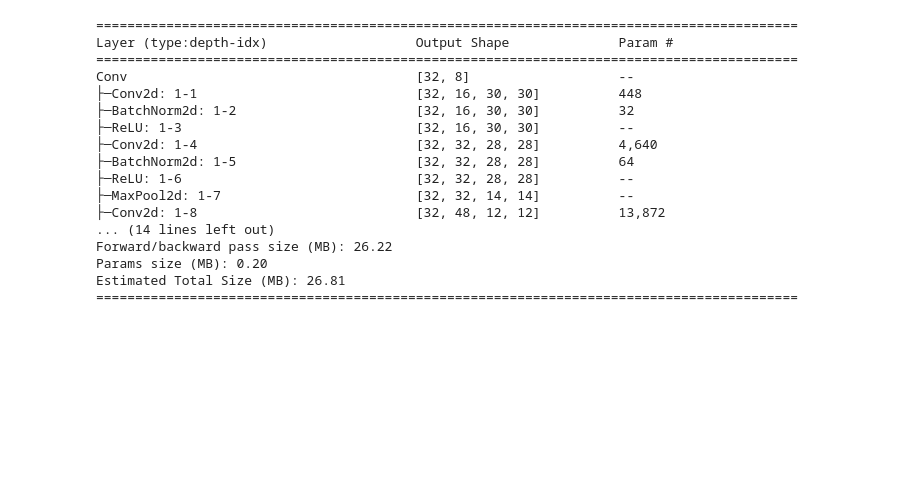
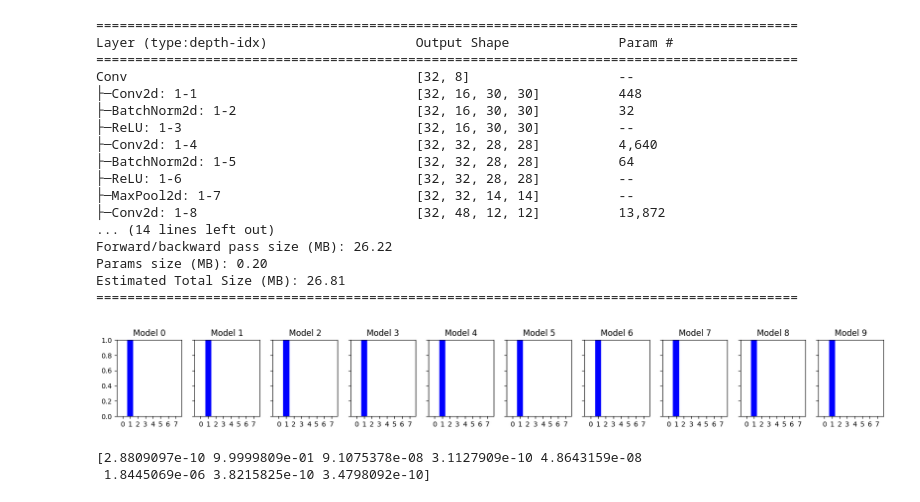
Before and after one commit to PauloPHPC/UMINHO-Visao-por-Computador, a Jupyter notebook: AULA 12/adversarial examples_todo.ipynb, the cells around one changed output. Cells and saved outputs as stored; diff of their text form; code cells hidden in the pictures; blank space fills up the shorter version.

Commit message:
Updates aula 12

```diff
--- a/AULA 12/adversarial examples_todo.ipynb
+++ b/AULA 12/adversarial examples_todo.ipynb
@@ -135,7 +135,7 @@ acc = []
 
 for i in range(10):
 
-    reload = torch.load(f'pretrained_models/aug_II_{i}_best.pt')
+    reload = torch.load(f'./modelos/aug_II_{i}_best.pt')
     model = Conv(8)
     model.load_state_dict(reload['model'])
     model.to(device)
@@ -160,3 +160,15 @@ Forward/backward pass size (MB): 26.22
 Params size (MB): 0.20
 Estimated Total Size (MB): 26.81
 ==========================================================================================
+# %%
+img = Image.open("../AULA 8/gtsrb_datasets/test/00001/s00024.png")
+img_tensor = transform(img)
+# %%
+img_tensor = img_tensor.unsqueeze(0)
+img_var = torch.autograd.Variable(img_tensor,requires_grad= True).to(device)
+
+class_id = 1
+# %%
+plot_predictions(img_var,models,class_id)
+# %% [output]
+[figure, added]
@@ -162,0 +191,7 @@ Estimated Total Size (MB): 26.81
+# %%
+output - models[0].forward(adversarial_clamped)
+out_probs = torch.nn.functional.softmax(output[0],-1)
+print(out_probs.cpu().detach().numpy())
+# %% [output]
+[2.8809097e-10 9.9999809e-01 9.1075378e-08 3.1127909e-10 4.8643159e-08
+ 1.8445069e-06 3.8215825e-10 3.4798092e-10]
```
Also changed, not shown: parts of 11 cells of this notebook, 3 other files.
